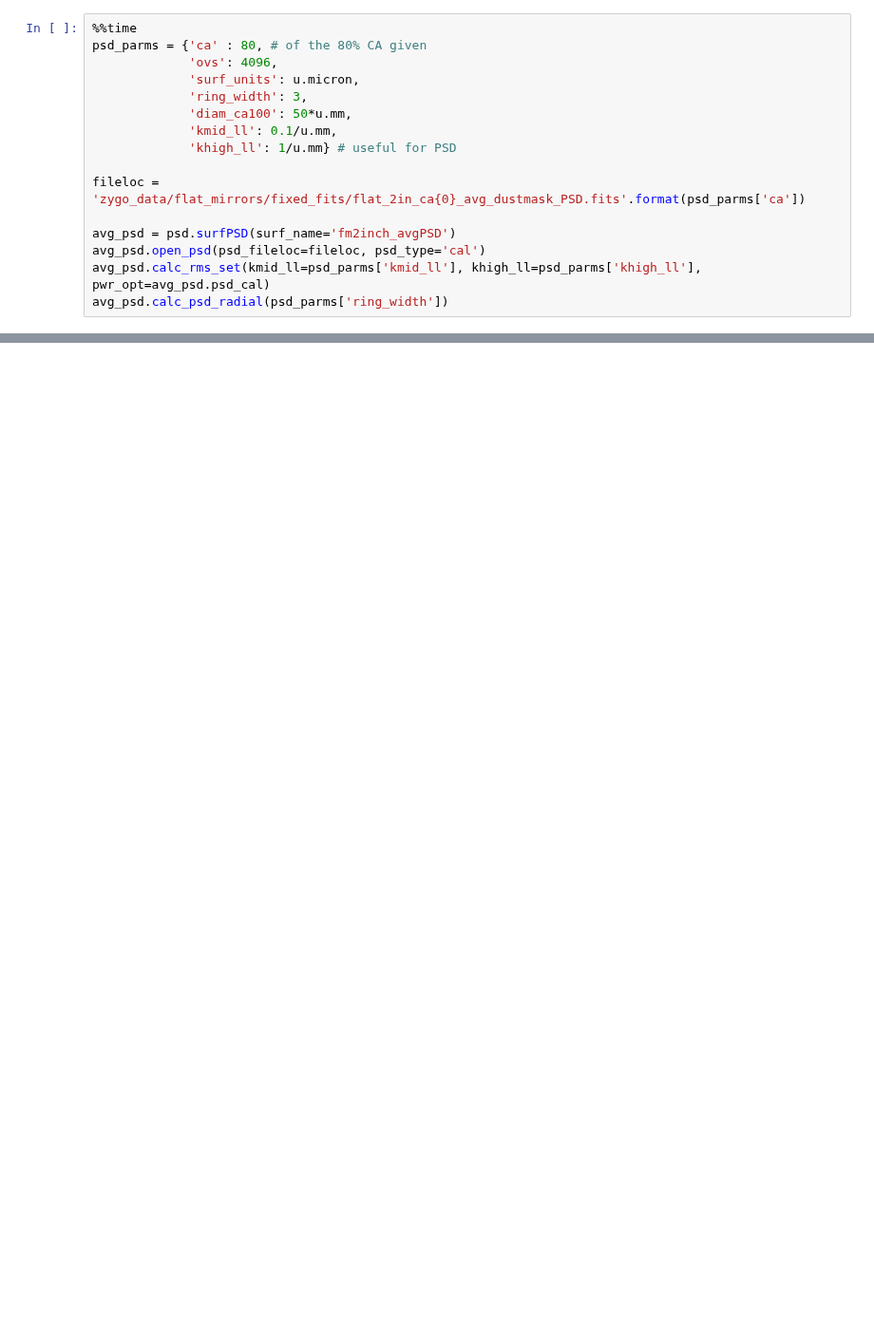
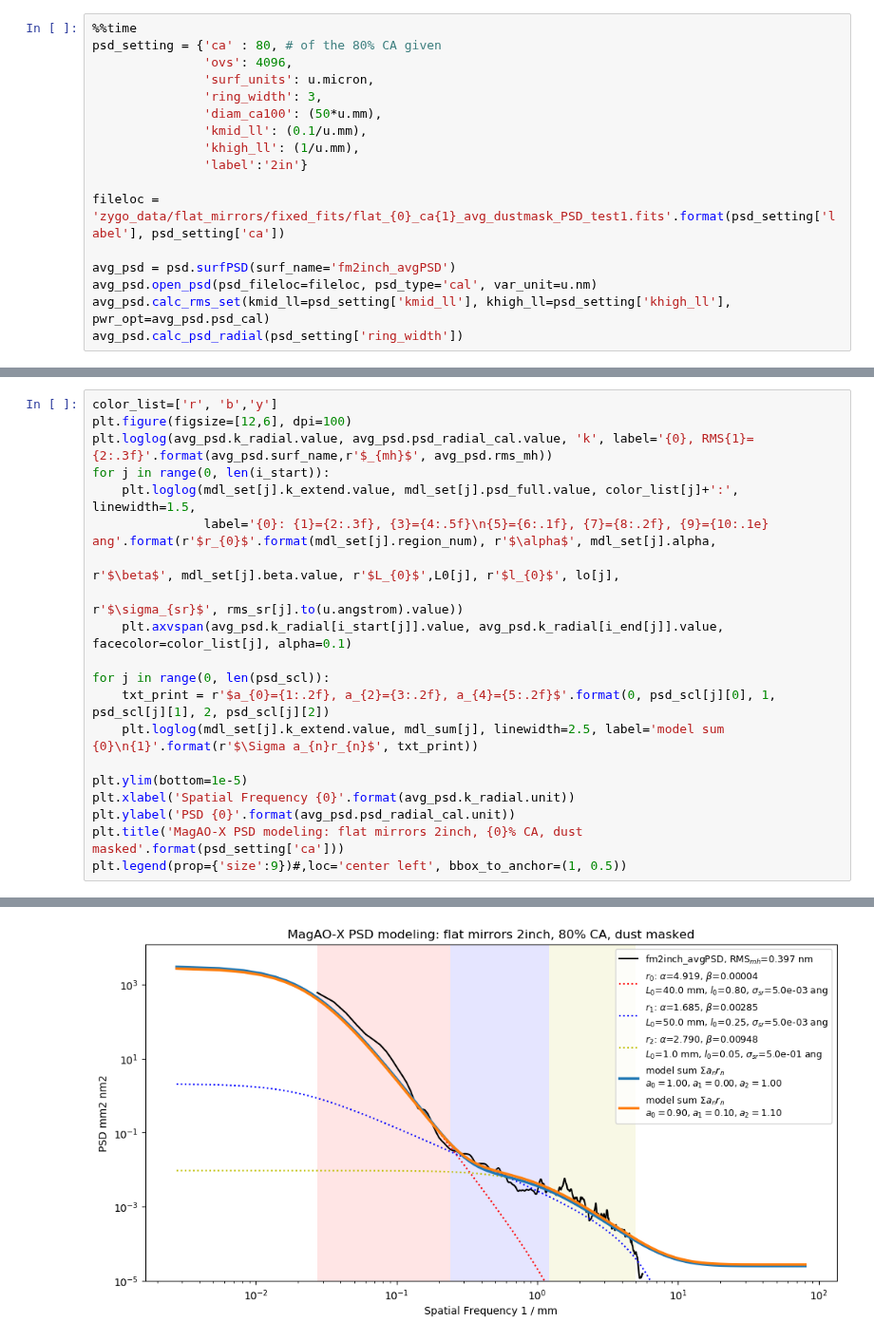
Before and after one commit to magao-x/magaox_poppy, a Jupyter notebook: PSD/PSDmodel_fm_2inch.ipynb, the cells around one changed output, grey strips where cells are left out. Shown at 95% size. Drawn from its saved outputs; the diff is of its cells as text; blank space fills up the shorter version.

```diff
--- a/PSD/PSDmodel_fm_2inch.ipynb
+++ b/PSD/PSDmodel_fm_2inch.ipynb
@@ -33,18 +25,19 @@ display(HTML("<style>.container { width:100% !important; }</style>"))
 #print('This notebook is not stale yet!')
 # %%
 %%time
-psd_parms = {'ca' : 80, # of the 80% CA given
-             'ovs': 4096,
-             'surf_units': u.micron,
-             'ring_width': 3,
-             'diam_ca100': 50*u.mm,
-             'kmid_ll': 0.1/u.mm,
-             'khigh_ll': 1/u.mm} # useful for PSD
+psd_setting = {'ca' : 80, # of the 80% CA given
+               'ovs': 4096,
+               'surf_units': u.micron,
+               'ring_width': 3,
+               'diam_ca100': (50*u.mm),
+               'kmid_ll': (0.1/u.mm),
+               'khigh_ll': (1/u.mm),
+               'label':'2in'}
 
-fileloc = 'zygo_data/flat_mirrors/fixed_fits/flat_2in_ca{0}_avg_dustmask_PSD.fits'.format(psd_parms['ca'])
+fileloc = 'zygo_data/flat_mirrors/fixed_fits/flat_{0}_ca{1}_avg_dustmask_PSD_test1.fits'.format(psd_setting['label'], psd_setting['ca'])
 
 avg_psd = psd.surfPSD(surf_name='fm2inch_avgPSD')
-avg_psd.open_psd(psd_fileloc=fileloc, psd_type='cal')
-avg_psd.calc_rms_set(kmid_ll=psd_parms['kmid_ll'], khigh_ll=psd_parms['khigh_ll'], pwr_opt=avg_psd.psd_cal)
-avg_psd.calc_psd_radial(psd_parms['ring_width'])
+avg_psd.open_psd(psd_fileloc=fileloc, psd_type='cal', var_unit=u.nm)
+avg_psd.calc_rms_set(kmid_ll=psd_setting['kmid_ll'], khigh_ll=psd_setting['khigh_ll'], pwr_opt=avg_psd.psd_cal)
+avg_psd.calc_psd_radial(psd_setting['ring_width'])
 # %% [output]
@@ -52,0 +76,21 @@ Wall time: 1min 10s
+# %%
+color_list=['r', 'b','y']
+plt.figure(figsize=[12,6], dpi=100)
+plt.loglog(avg_psd.k_radial.value, avg_psd.psd_radial_cal.value, 'k', label='{0}, RMS{1}={2:.3f}'.format(avg_psd.surf_name,r'$_{mh}$', avg_psd.rms_mh))
+for j in range(0, len(i_start)):
+    plt.loglog(mdl_set[j].k_extend.value, mdl_set[j].psd_full.value, color_list[j]+':', linewidth=1.5,
+               label='{0}: {1}={2:.3f}, {3}={4:.5f}\n{5}={6:.1f}, {7}={8:.2f}, {9}={10:.1e} ang'.format(r'$r_{0}$'.format(mdl_set[j].region_num), r'$\alpha$', mdl_set[j].alpha,
+                                                                                                    r'$\beta$', mdl_set[j].beta.value, r'$L_{0}$',L0[j], r'$l_{0}$', lo[j],
+                                                                                                    r'$\sigma_{sr}$', rms_sr[j].to(u.angstrom).value))
+    plt.axvspan(avg_psd.k_radial[i_start[j]].value, avg_psd.k_radial[i_end[j]].value, facecolor=color_list[j], alpha=0.1)
+
+for j in range(0, len(psd_scl)):
+    txt_print = r'$a_{0}={1:.2f}, a_{2}={3:.2f}, a_{4}={5:.2f}$'.format(0, psd_scl[j][0], 1, psd_scl[j][1], 2, psd_scl[j][2])
+    plt.loglog(mdl_set[j].k_extend.value, mdl_sum[j], linewidth=2.5, label='model sum {0}\n{1}'.format(r'$\Sigma a_{n}r_{n}$', txt_print))
+
+plt.ylim(bottom=1e-5)
+plt.xlabel('Spatial Frequency {0}'.format(avg_psd.k_radial.unit))
+plt.ylabel('PSD {0}'.format(avg_psd.psd_radial_cal.unit))
+plt.title('MagAO-X PSD modeling: flat mirrors 2inch, {0}% CA, dust masked'.format(psd_setting['ca']))
+plt.legend(prop={'size':9})#,loc='center left', bbox_to_anchor=(1, 0.5))
+# %% [output]
@@ -52,0 +98 @@ Wall time: 1min 10s
+[figure, added]
```
Also changed, not shown: parts of 9 cells of this notebook, 2 other files.
